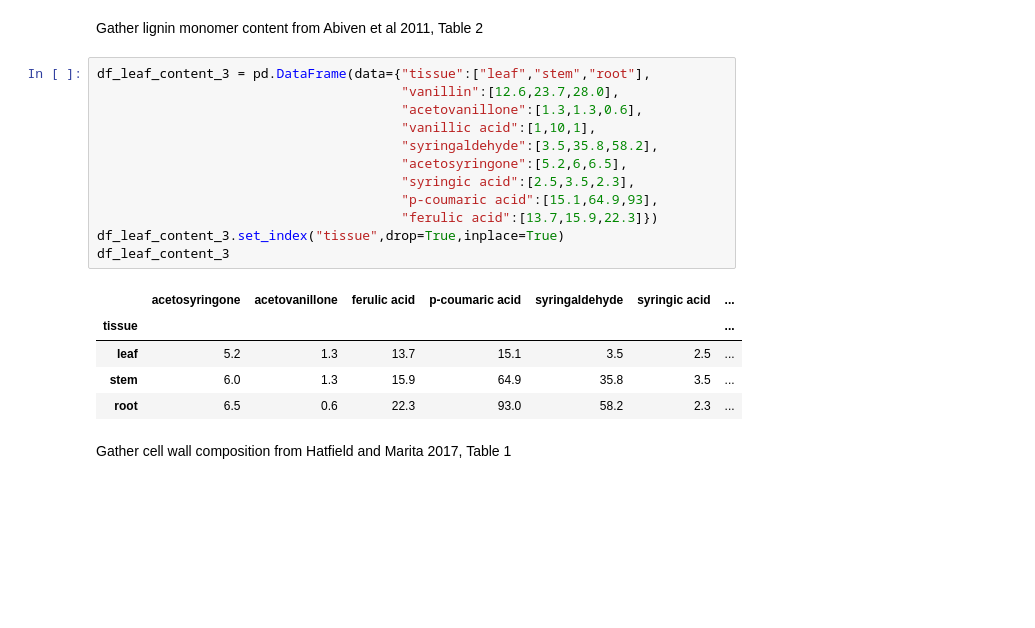
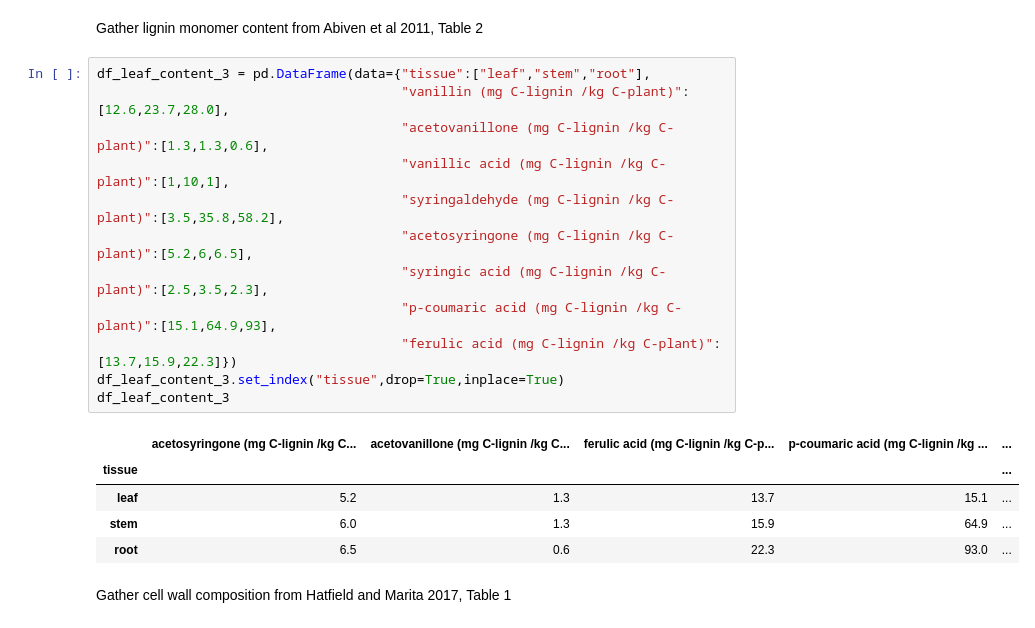
Before and after one commit to cropsinsilico/tissue-specific-FBA-models, a Jupyter notebook: Biomass data - maize.ipynb, the cells around one changed output. Drawn from its saved outputs; the diff is of its cells as text; blank space fills up the shorter version.

```diff
--- a/Biomass data - maize.ipynb
+++ b/Biomass data - maize.ipynb
@@ -210,22 +210,22 @@ df_leaf_content_2
 Gather lignin monomer content from Abiven et al 2011, Table 2
 # %%
 df_leaf_content_3 = pd.DataFrame(data={"tissue":["leaf","stem","root"],
-                                       "vanillin":[12.6,23.7,28.0],
-                                       "acetovanillone":[1.3,1.3,0.6],
-                                       "vanillic acid":[1,10,1],
-                                       "syringaldehyde":[3.5,35.8,58.2],
-                                       "acetosyringone":[5.2,6,6.5],
-                                       "syringic acid":[2.5,3.5,2.3],
-                                       "p-coumaric acid":[15.1,64.9,93],
-                                       "ferulic acid":[13.7,15.9,22.3]})
+                                       "vanillin (mg C-lignin /kg C-plant)":[12.6,23.7,28.0],
+                                       "acetovanillone (mg C-lignin /kg C-plant)":[1.3,1.3,0.6],
+                                       "vanillic acid (mg C-lignin /kg C-plant)":[1,10,1],
+                                       "syringaldehyde (mg C-lignin /kg C-plant)":[3.5,35.8,58.2],
+                                       "acetosyringone (mg C-lignin /kg C-plant)":[5.2,6,6.5],
+                                       "syringic acid (mg C-lignin /kg C-plant)":[2.5,3.5,2.3],
+                                       "p-coumaric acid (mg C-lignin /kg C-plant)":[15.1,64.9,93],
+                                       "ferulic acid (mg C-lignin /kg C-plant)":[13.7,15.9,22.3]})
 df_leaf_content_3.set_index("tissue",drop=True,inplace=True)
 df_leaf_content_3
 # %% [output]
-|  | acetosyringone | acetovanillone | ferulic acid | p-coumaric acid | syringaldehyde | syringic acid | ... |
-| tissue |  |  |  |  |  |  | ... |
-| leaf | 5.2 | 1.3 | 13.7 | 15.1 | 3.5 | 2.5 | ... |
-| stem | 6.0 | 1.3 | 15.9 | 64.9 | 35.8 | 3.5 | ... |
-| root | 6.5 | 0.6 | 22.3 | 93.0 | 58.2 | 2.3 | ... |
+|  | acetosyringone (mg C-lignin /kg C... | acetovanillone (mg C-lignin /kg C... | ferulic acid (mg C-lignin /kg C-p... | p-coumaric acid (mg C-lignin /kg ... | ... |
+| tissue |  |  |  |  | ... |
+| leaf | 5.2 | 1.3 | 13.7 | 15.1 | ... |
+| stem | 6.0 | 1.3 | 15.9 | 64.9 | ... |
+| root | 6.5 | 0.6 | 22.3 | 93.0 | ... |
 # %% [markdown]
 Gather cell wall composition from Hatfield and Marita 2017, Table 1
 # %%
```
Also changed, not shown: parts of 1 cell of this notebook, 17 other files.
